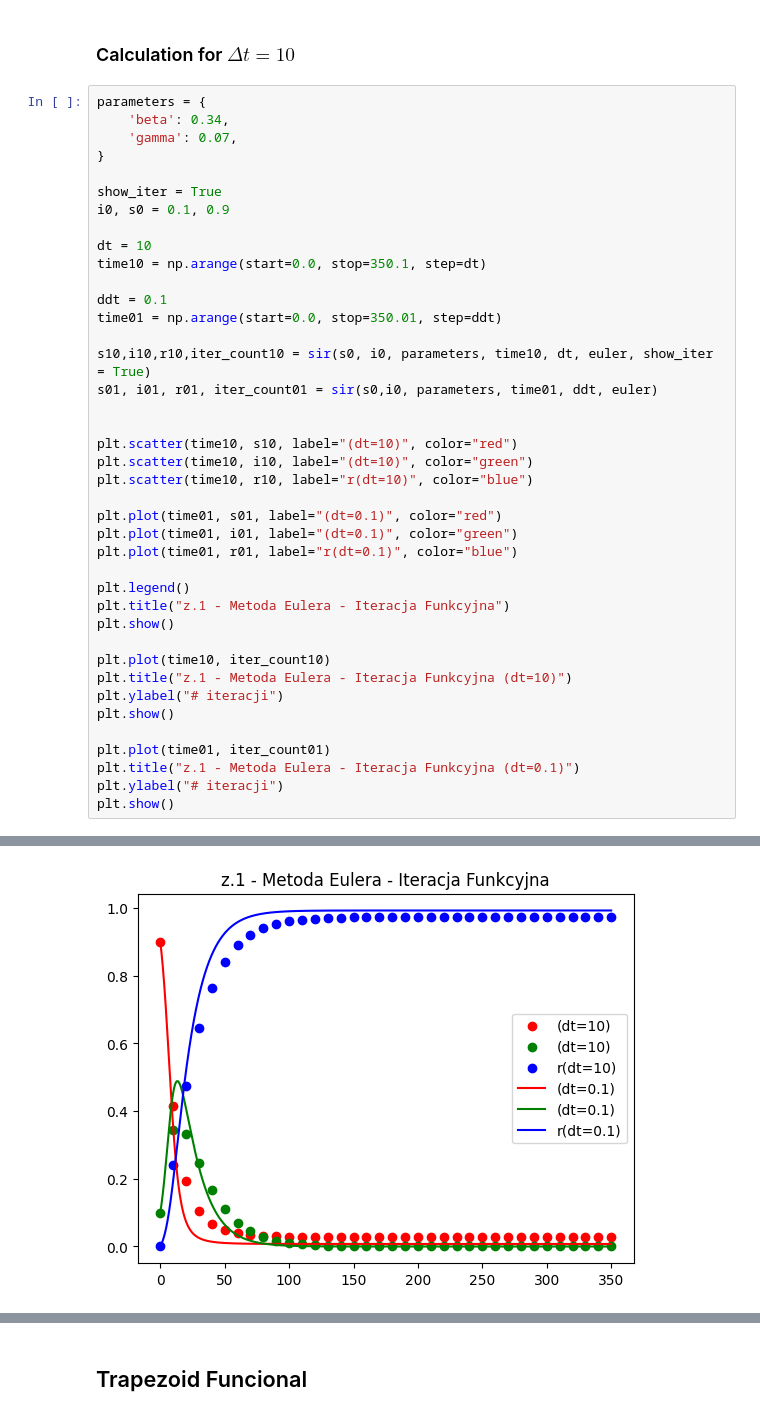
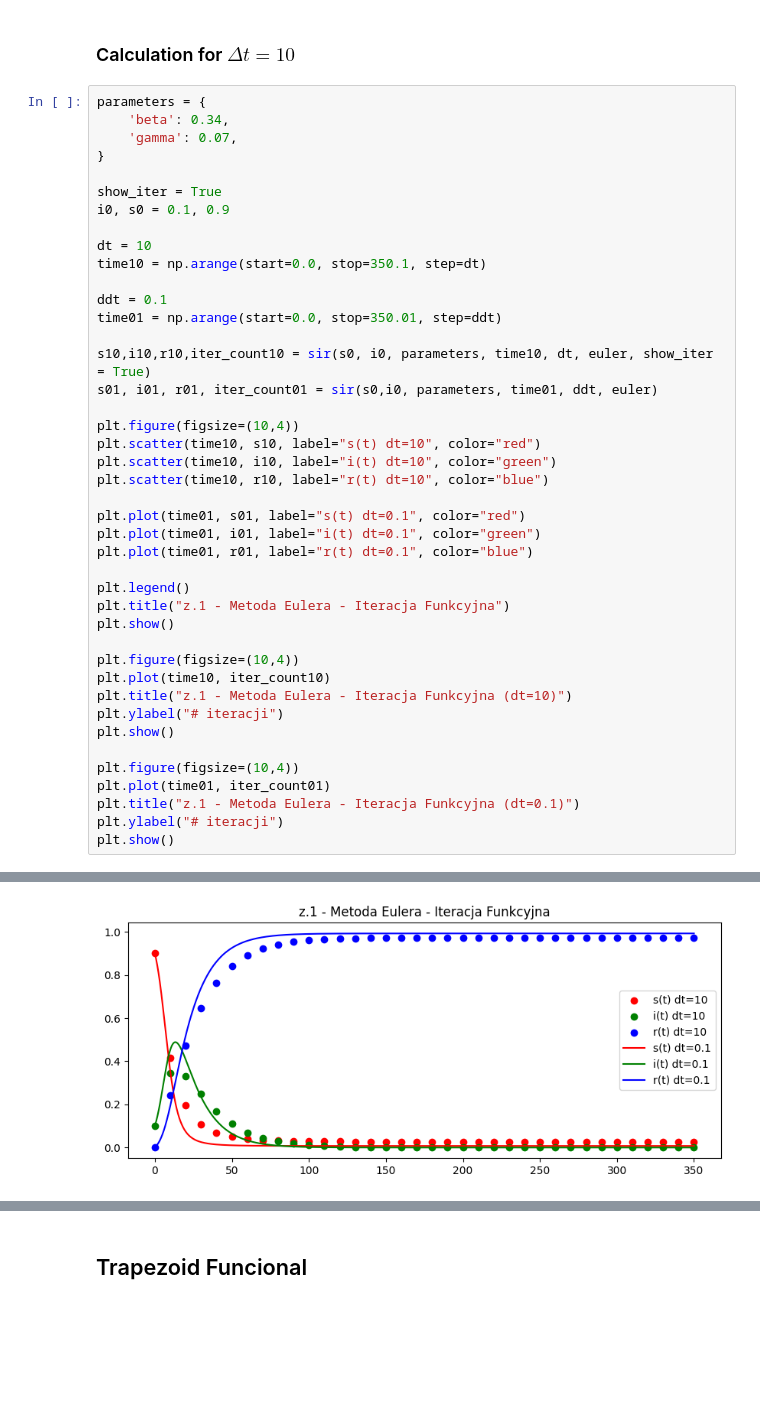
Before and after one commit to xXKeNdAmAmAsTeRXx/Computer_Physics, a Jupyter notebook: Projekt2/Metody_Niejawne.ipynb, the cells around one changed output, grey strips where cells are left out. Saved outputs shown, nothing was run; the diff lists cells and outputs as text; blank space fills up the shorter version.

Commit message:
fix plot labels names

```diff
--- a/Projekt2/Metody_Niejawne.ipynb
+++ b/Projekt2/Metody_Niejawne.ipynb
@@ -103,44 +103,46 @@ time01 = np.arange(start=0.0, stop=350.01, step=ddt)
 s10,i10,r10,iter_count10 = sir(s0, i0, parameters, time10, dt, euler, show_iter = True)
 s01, i01, r01, iter_count01 = sir(s0,i0, parameters, time01, ddt, euler)
 
+plt.figure(figsize=(10,4))
+plt.scatter(time10, s10, label="s(t) dt=10", color="red")
+plt.scatter(time10, i10, label="i(t) dt=10", color="green")
+plt.scatter(time10, r10, label="r(t) dt=10", color="blue")
 
-plt.scatter(time10, s10, label="(dt=10)", color="red")
-plt.scatter(time10, i10, label="(dt=10)", color="green")
-plt.scatter(time10, r10, label="r(dt=10)", color="blue")
-
-plt.plot(time01, s01, label="(dt=0.1)", color="red")
-plt.plot(time01, i01, label="(dt=0.1)", color="green")
-plt.plot(time01, r01, label="r(dt=0.1)", color="blue")
+plt.plot(time01, s01, label="s(t) dt=0.1", color="red")
+plt.plot(time01, i01, label="i(t) dt=0.1", color="green")
+plt.plot(time01, r01, label="r(t) dt=0.1", color="blue")
 
 plt.legend()
 plt.title("z.1 - Metoda Eulera - Iteracja Funkcyjna")
 plt.show()
 
+plt.figure(figsize=(10,4))
 plt.plot(time10, iter_count10)
 plt.title("z.1 - Metoda Eulera - Iteracja Funkcyjna (dt=10)")
 plt.ylabel("# iteracji")
 plt.show()
 
+plt.figure(figsize=(10,4))
 plt.plot(time01, iter_count01)
 plt.title("z.1 - Metoda Eulera - Iteracja Funkcyjna (dt=0.1)")
 plt.ylabel("# iteracji")
 plt.show()
 # %% [output]
 36
 Iters in 0th step: 0
 Iters in 1th step: 128
          S_n1      I_n1
 0    0.594000  0.336000
 1    0.221414  0.543386
 2    0.490934  0.128696
 3    0.685184  0.224729
 4    0.376466  0.466224
 ..        ...       ...
 123  0.414591  0.344358
 124  0.414590  0.344359
 ... (40 lines left out)
 0  0.896940  0.102360
 1  0.896878  0.102405
 2  0.896877  0.102406
 3  0.896877  0.102406
-[figure, old version]
+[figure, new version]
```
Also changed, not shown: parts of 4 cells of this notebook.
